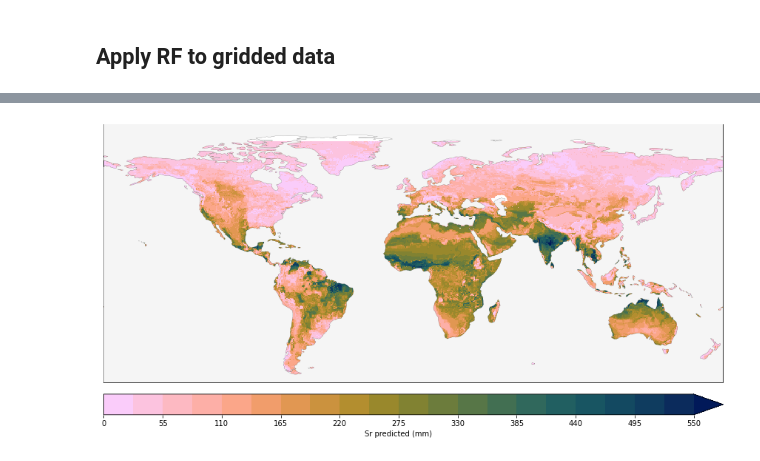
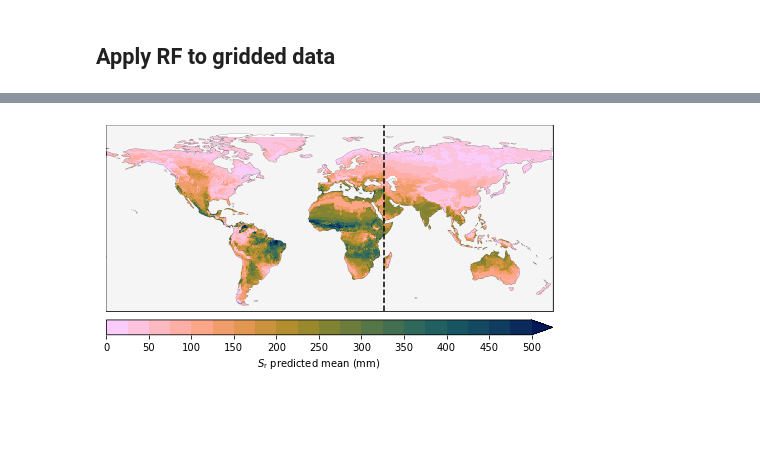
Before and after one commit to fvanoorschot/global_sr_module, a Jupyter notebook: comparison_lan_stocker.ipynb, the cells around one changed output, grey strips where cells are left out. Saved outputs shown, nothing was run; the diff lists cells and outputs as text; code cells hidden in the pictures; blank space fills up the shorter version.

```diff
--- a/comparison_lan_stocker.ipynb
+++ b/comparison_lan_stocker.ipynb
@@ -1081,7 +1141,14 @@ df
 # %%
-df2 = pd.DataFrame(index=np.arange(0,195840,1), columns=['lat','lon','sr_pred'])
-df2.loc[:,'lat'] = lat_array
-df2.loc[:,'lon'] = lon_array
-df2.sr_pred = df['sr_pred']
-df2
+dfp = pd.DataFrame(index=np.arange(0,195840,1), columns=['lat','lon','sr_p0','sr_p1','sr_p2','sr_p3','sr_p4'])
+dfp.loc[:,'lat'] = lat_array
+dfp.loc[:,'lon'] = lon_array
+dfp['sr_p0'] = df0['sr_pred']
+dfp['sr_p1'] = df1['sr_pred']
+dfp['sr_p2'] = df2['sr_pred']
+dfp['sr_p3'] = df3['sr_pred']
+dfp['sr_p4'] = df4['sr_pred']
+dfp['sr_p_mean'] = dfp[['sr_p0','sr_p1','sr_p2','sr_p3','sr_p4']].mean(axis=1)
+dfp['sr_p_std'] = dfp[['sr_p0','sr_p1','sr_p2','sr_p3','sr_p4']].std(axis=1)
+dfp['sr_p_sm'] = dfp['sr_p_std']/dfp['sr_p_mean']
+dfp
 # %% [output]
@@ -1115,21 +1211,68 @@ data_xr = xr.DataArray(srp,
 # %%
-# sr predicted
+# sr predicted mean
 from cmcrameri import cm
 cmap_rdbu = cm.batlow_r
 # cmap_rdbu = cm.get_cmap('viridis')
-bounds = np.linspace(0, 550,21)
-bounds2 = np.linspace(0,550,11)
+bounds = np.linspace(0, 500,21)
+bounds2 = np.linspace(0,500,11)
 norm = mpl.colors.BoundaryNorm(bounds, cmap_rdbu.N)
 
-fig2 = plt.figure(figsize=(15,15))
+fig2 = plt.figure(figsize=(8,8))
 ax = fig2.add_subplot(111,projection=ccrs.PlateCarree())
 ax.coastlines(linewidth=0.1)
 ax.add_feature(cartopy.feature.OCEAN, zorder=100,facecolor='whitesmoke', edgecolor='k',linewidth=0.1)
 ax.set_global()
 ax.set_xlim(-180,180)
 ax.set_ylim(-60,90)
-# a = ax.scatter(pred.lon,pred.lat,c=pred.sr_pred,cmap=cmap_rdbu,norm=norm)
-a = data_xr[:,:].plot(ax=ax, cmap=cmap_rdbu,levels=bounds, add_colorbar=False)
-cbar = plt.colorbar(a, orientation='horizontal', label='Sr predicted (mm)',spacing='proportional',extend='max', pad=0.02,aspect=30,ticks=bounds2)
+a = data_xr_mean[:,:].plot(ax=ax, cmap=cmap_rdbu,levels=bounds, add_colorbar=False)
+ax.plot([lon[447],lon[447]],[-60,90],'k--',zorder=101)
+cbar = plt.colorbar(a, orientation='horizontal',spacing='proportional',extend='max', pad=0.02,aspect=30,ticks=bounds2)
+cbar.ax.tick_params(labelsize=10)
+cbar.set_label(label='$S_\mathrm{r}$ predicted mean (mm)', size=10)
+ax.set_title('',size=14)
+fig2.savefig(f'{out_dir}/gridded_sr/figures/sr_predicted_mean.jpg',bbox_inches='tight',dpi=300)
+
+# standard deviation
+from matplotlib import cm
+cmap_rdbu = cm.get_cmap('Reds')
+bounds = np.linspace(0,50,21)
+bounds2 = np.linspace(0,50,11)
+norm = mpl.colors.BoundaryNorm(bounds, cmap_rdbu.N)
+
+fig2 = plt.figure(figsize=(8,8))
+ax = fig2.add_subplot(111,projection=ccrs.PlateCarree())
+ax.coastlines(linewidth=0.1)
+ax.add_feature(cartopy.feature.OCEAN, zorder=100,facecolor='whitesmoke', edgecolor='k',linewidth=0.1)
+ax.set_global()
+ax.set_xlim(-180,180)
+ax.set_ylim(-60,90)
+a = data_xr_std[:,:].plot(ax=ax, cmap=cmap_rdbu,levels=bounds, add_colorbar=False)
+ax.plot([lon[447],lon[447]],[-60,90],'k--',zorder=101)
+cbar = plt.colorbar(a, orientation='horizontal',spacing='proportional',extend='max', pad=0.02,aspect=30,ticks=bounds2)
+cbar.ax.tick_params(labelsize=10)
+cbar.set_label(label='$S_\mathrm{r}$ predicted std (mm)', size=10)
+ax.set_title('',size=14)
+fig2.savefig(f'{out_dir}/gridded_sr/figures/sr_predicted_std.jpg',bbox_inches='tight',dpi=300)
+
+
+# relative standard deviation
+bounds = np.linspace(0,0.5,21)
+bounds2 = np.linspace(0,0.5,11)
+norm = mpl.colors.BoundaryNorm(bounds, cmap_rdbu.N)
+
+fig2 = plt.figure(figsize=(8,8))
+ax = fig2.add_subplot(111,projection=ccrs.PlateCarree())
+ax.coastlines(linewidth=0.1)
+ax.add_feature(cartopy.feature.OCEAN, zorder=100,facecolor='whitesmoke', edgecolor='k',linewidth=0.1)
+ax.set_global()
+ax.set_xlim(-180,180)
+ax.set_ylim(-60,90)
+a = data_xr_sm[:,:].plot(ax=ax, cmap=cmap_rdbu,levels=bounds, add_colorbar=False)
+ax.plot([lon[447],lon[447]],[-60,90],'k--',zorder=101)
+cbar = plt.colorbar(a, orientation='horizontal',spacing='proportional',extend='max', pad=0.02,aspect=30,ticks=bounds2)
+cbar.ax.tick_params(labelsize=10)
+cbar.set_label(label='$S_\mathrm{r}$ predicted std / mean (-)', size=10)
+ax.set_title('',size=14)
+fig2.savefig(f'{out_dir}/gridded_sr/figures/sr_predicted_std_mean.jpg',bbox_inches='tight',dpi=300)
 # %% [output]
-[figure, old version]
+[figure, new version]
```
Also changed, not shown: parts of 21 cells of this notebook, 4 other files.
